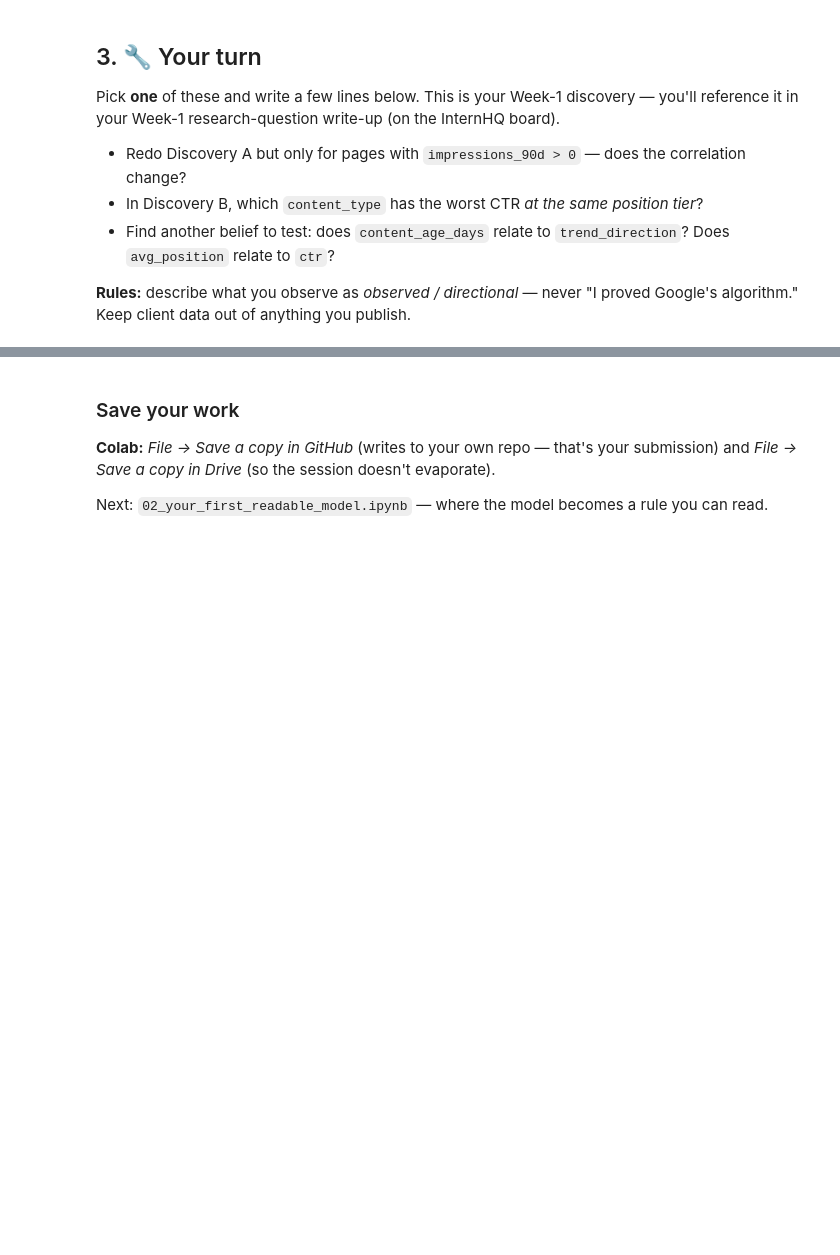
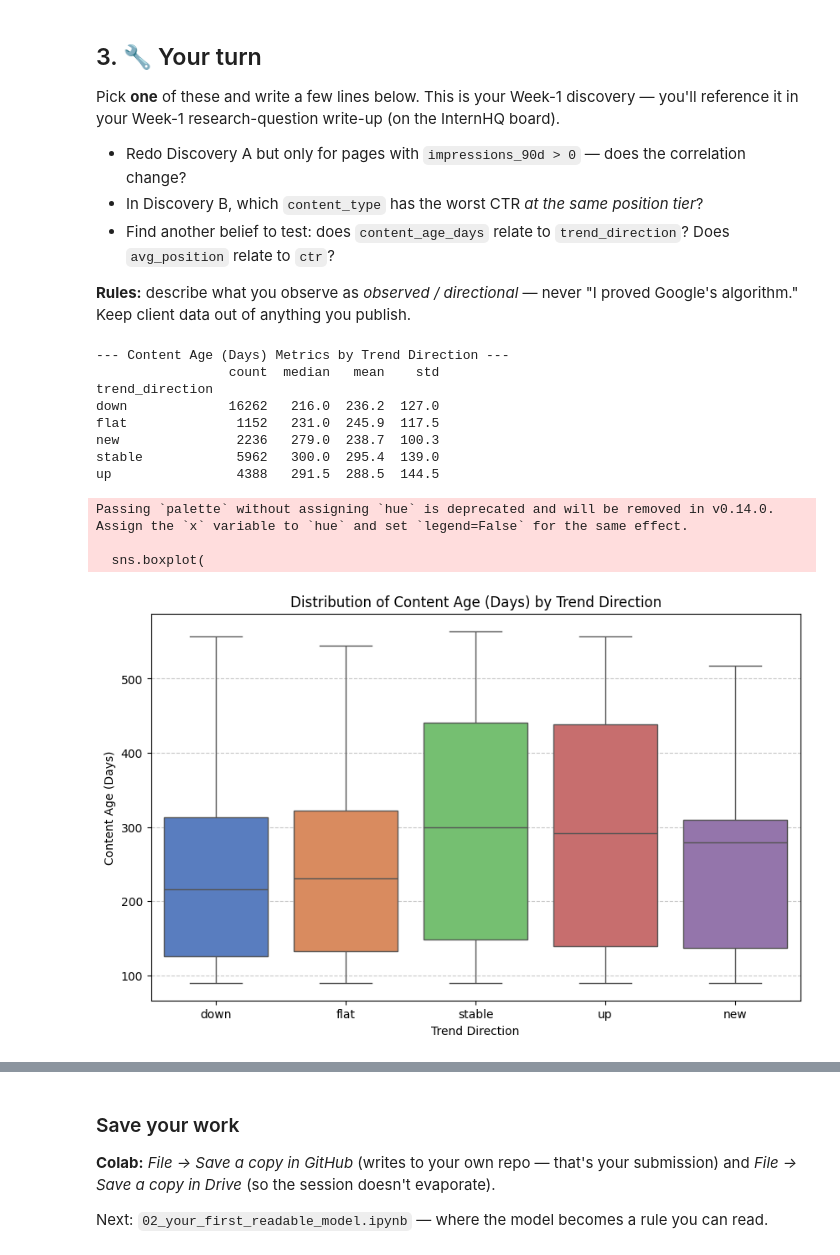
Before and after one commit to franciskendrick/flyrank-ml-internship-starter, a Jupyter notebook: notebooks/01_first_look_and_discovery.ipynb, the cells around one changed output, grey strips where cells are left out. Drawn from its saved outputs; the diff is of its cells as text; code cells hidden in the pictures; blank space fills up the shorter version.

```diff
--- a/notebooks/01_first_look_and_discovery.ipynb
+++ b/notebooks/01_first_look_and_discovery.ipynb
@@ -98,4 +152,43 @@ Pick **one** of these and write a few lines below. This is your Week-1 discovery
 
 **Rules:** describe what you observe as *observed / directional* — never "I proved Google's algorithm." Keep client data out of anything you publish.
 # %%
-# Your discovery here
+# DOES CONTENT AGE DICTATE TREND DIRECTION?
+import pandas as pd
+import matplotlib.pyplot as plt
+import seaborn as sns
+
+# Ensure the data is loaded
+df = pd.read_csv("data/raw/content_refresh_anonymized.csv")
+
+# Calculate descriptive statistics of content age (in days) across trend directions
+age_stats = df.groupby("trend_direction")["content_age_days"].agg(["count", "median", "mean", "std"])
+print("--- Content Age (Days) Metrics by Trend Direction ---")
+print(age_stats.round(1).to_string())
+
+# Visualize the distribution of content age across performance trends
+plt.figure(figsize=(10, 6))
+sns.boxplot(
+    data=df,
+    x="trend_direction",
+    y="content_age_days",
+    order=["down", "flat", "stable", "up", "new"],
+    palette="muted"
+)
+plt.title("Distribution of Content Age (Days) by Trend Direction")
+plt.xlabel("Trend Direction")
+plt.ylabel("Content Age (Days)")
+plt.grid(axis='y', linestyle='--', alpha=0.7)
+plt.show()
+# %% [output]
+--- Content Age (Days) Metrics by Trend Direction ---
+                 count  median   mean    std
+trend_direction
+down             16262   216.0  236.2  127.0
+flat              1152   231.0  245.9  117.5
+new               2236   279.0  238.7  100.3
+stable            5962   300.0  295.4  139.0
+up                4388   291.5  288.5  144.5
+Passing `palette` without assigning `hue` is deprecated and will be removed in v0.14.0. Assign the `x` variable to `hue` and set `legend=False` for the same effect.
+
+  sns.boxplot(
+[figure, added]
```
Also changed, not shown: parts of 8 cells of this notebook.
